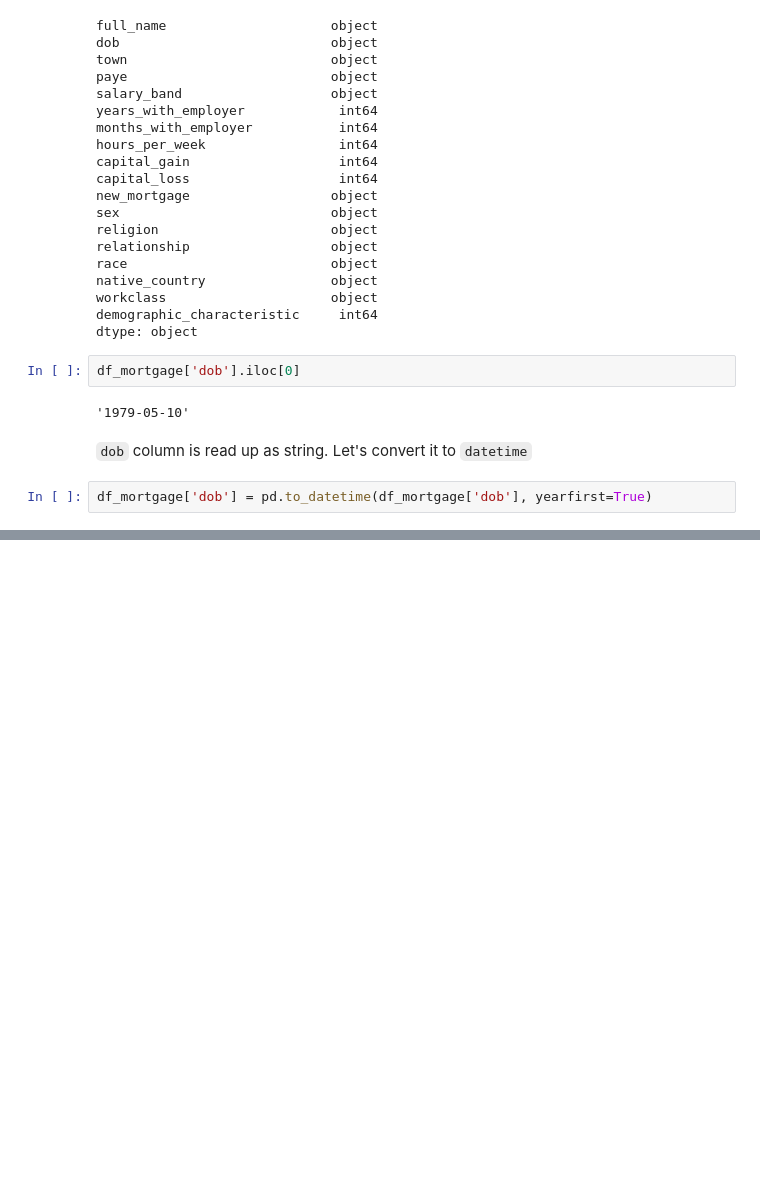
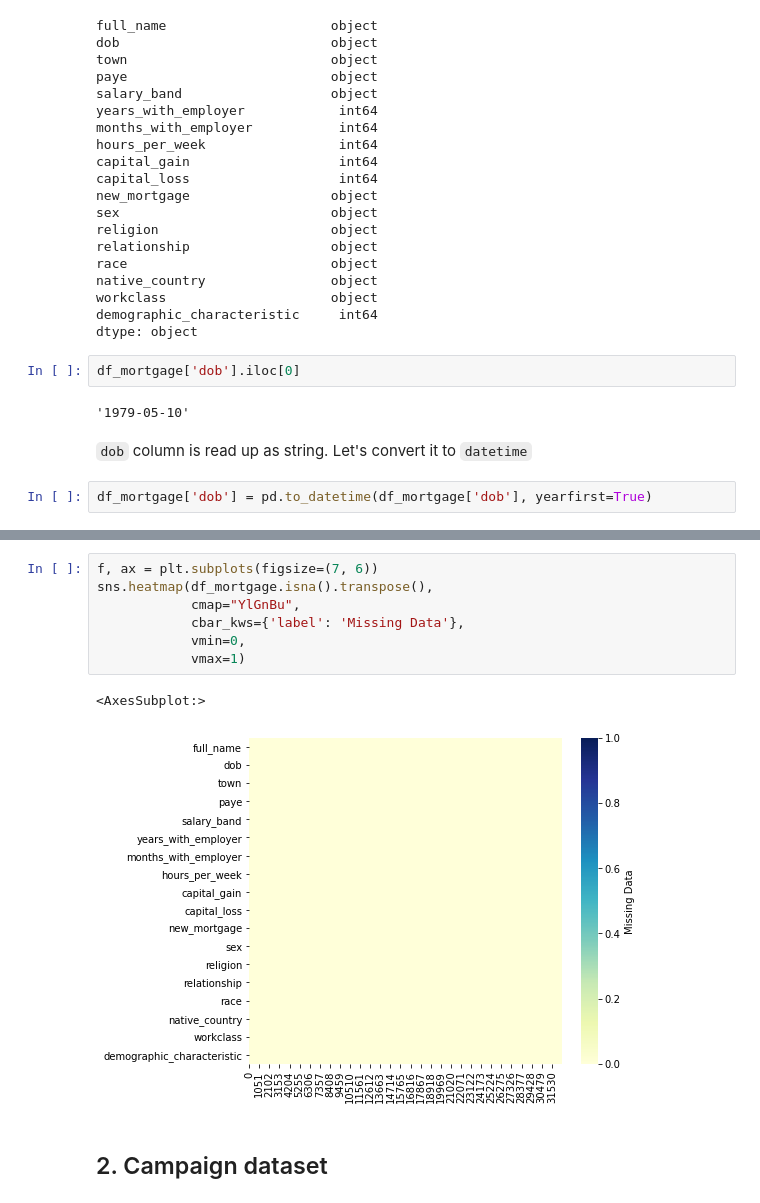
Before and after one commit to GaborJenei/macaroni, a Jupyter notebook: notebooks/0_Discovery.ipynb, the cells around one changed output, grey strips where cells are left out. Drawn from its saved outputs; the diff is of its cells as text; blank space fills up the shorter version.

```diff
--- a/notebooks/0_Discovery.ipynb
+++ b/notebooks/0_Discovery.ipynb
@@ -142,2 +188,14 @@ sns.displot(df_mortgage['dob'].dt.year, bins=10, color=cmap.colors[1]);
+# %%
+f, ax = plt.subplots(figsize=(7, 6))
+sns.heatmap(df_mortgage.isna().transpose(),
+            cmap="YlGnBu",
+            cbar_kws={'label': 'Missing Data'},
+            vmin=0,
+            vmax=1)
+# %% [output]
+<AxesSubplot:>
+[figure, added]
+# %% [markdown]
+## 2. Campaign dataset <a id='2'></a>
 # %%
 df_campaign = pd.read_csv('../data/0_raw/Campaign.csv')
```
Also changed, not shown: parts of 32 cells of this notebook.
